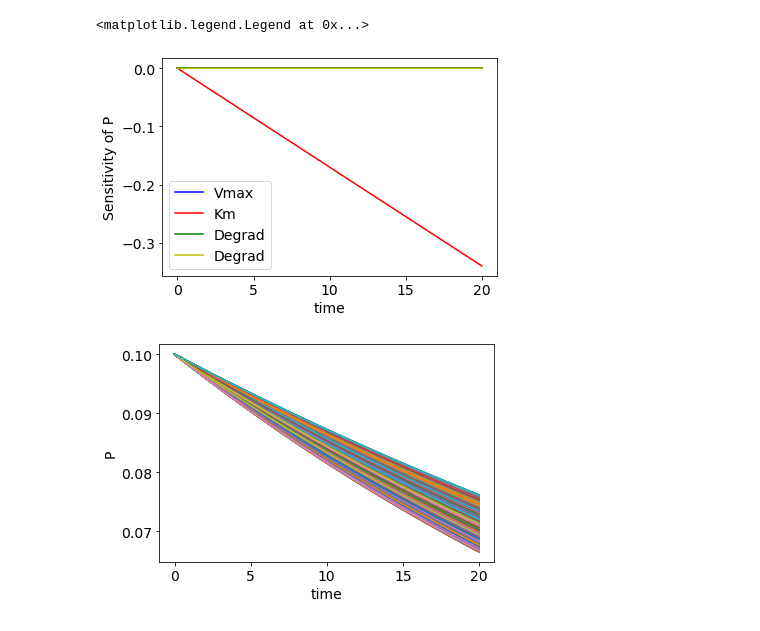
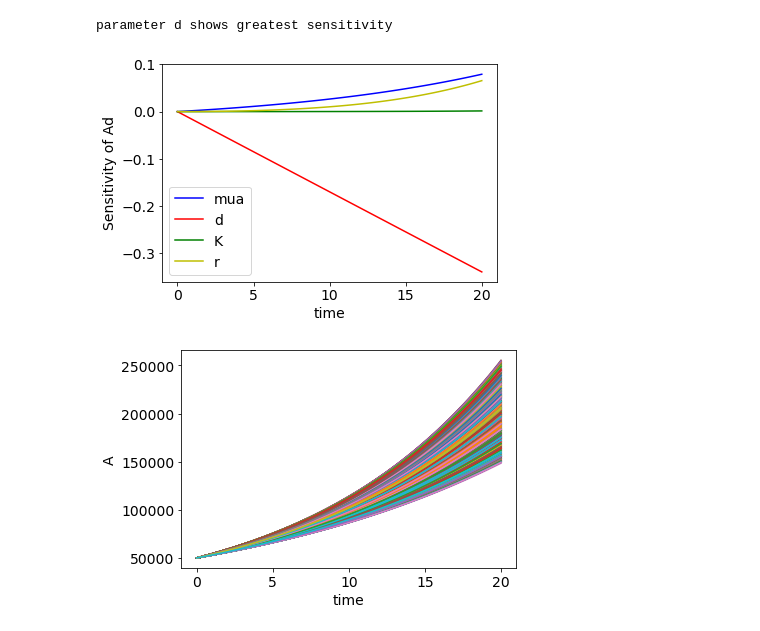
Before and after one commit to traceymoyston/CHE2410_Project2, a Jupyter notebook: project2.ipynb, the cells around one changed output. Drawn from its saved outputs; the diff is of its cells as text; code cells hidden in the pictures.

```diff
--- a/project2.ipynb
+++ b/project2.ipynb
@@ -146,29 +154,35 @@ print(y[-1,1])
 # %%
-plt.rcParams.update({'font.size': 14})  # increase the font size
+#plots the values of the solutions with each parameter adjustment
 plt.xlabel("time")
-plt.ylabel("Sensitivity of P")
-plt.plot(timesteps, ((y1[:,1] - y[:,1])/y[:,1])/0.01,'b', label = "Vmax");
-plt.plot(timesteps, ((y2[:,1] - y[:,1])/y[:,1])/0.01,'r', label = "Km");
-plt.plot(timesteps,((y3[:,1] - y[:,1])/y[:,1])/0.01,'g', label = "Degrad");
-plt.plot(timesteps,((y4[:,1] - y[:,1])/y[:,1])/0.01,'y', label = "Degrad");
+plt.ylabel("Sensitivity of Ad")
+plt.plot(timesteps, ((y1[:,1] - y[:,1])/y[:,1])/0.01,'b', label = "mua");
+plt.plot(timesteps, ((y2[:,1] - y[:,1])/y[:,1])/0.01,'r', label = "d");
+plt.plot(timesteps,((y3[:,1] - y[:,1])/y[:,1])/0.01,'g', label = "K");
+plt.plot(timesteps,((y4[:,1] - y[:,1])/y[:,1])/0.01,'y', label = "r");
 plt.legend()
+
+print("parameter d shows greatest sensitivity")
 # %% [output]
-<matplotlib.legend.Legend at 0x...>
+parameter d shows greatest sensitivity
-[figure, old version]
+[figure, new version]
 # %%
+#global sensitivity analysis of the parameters to determine their sensitivity
+
+#generates random values of the parameters between +/ 20% of their value
 N = 1000;
 mua = np.random.uniform(3.7e-8*.8,3.7e-8*1.2,N);
 d = np.random.uniform(0.017*.8,0.017*1.2,N);
 K = np.random.uniform(4e6*.8,4e6*1.2,N);
 r= np.random.uniform(0.07*.8,0.07*1.2,N);
 
-P = np.zeros(N);
+A = np.zeros(N); #creates an array of zeroes for the values of A and Ad to be added
+Ad = np.zeros(N);
 
 for m in np.arange(0,N,1):
-    output = odeint(func, y0, timesteps, args = (mua[m],d[m],K[m],r[m]));
-    plt.plot(timesteps,output[:,1]);
+    output = odeint(func, y0, timesteps, args = (mua[m],d[m],K[m],r[m])); #solves the ODEs at each parameter value
+    plt.plot(timesteps,output[:,0]); #plots the solutions for A
     plt.xlabel("time");
-    plt.ylabel("P");
-    P[m]=output[-1,1];
+    plt.ylabel("A");
+    A[m]=output[-1,0];
 # %% [output]
-[figure, old version]
+[figure, new version]
```
Also changed, not shown: parts of 12 cells of this notebook.
